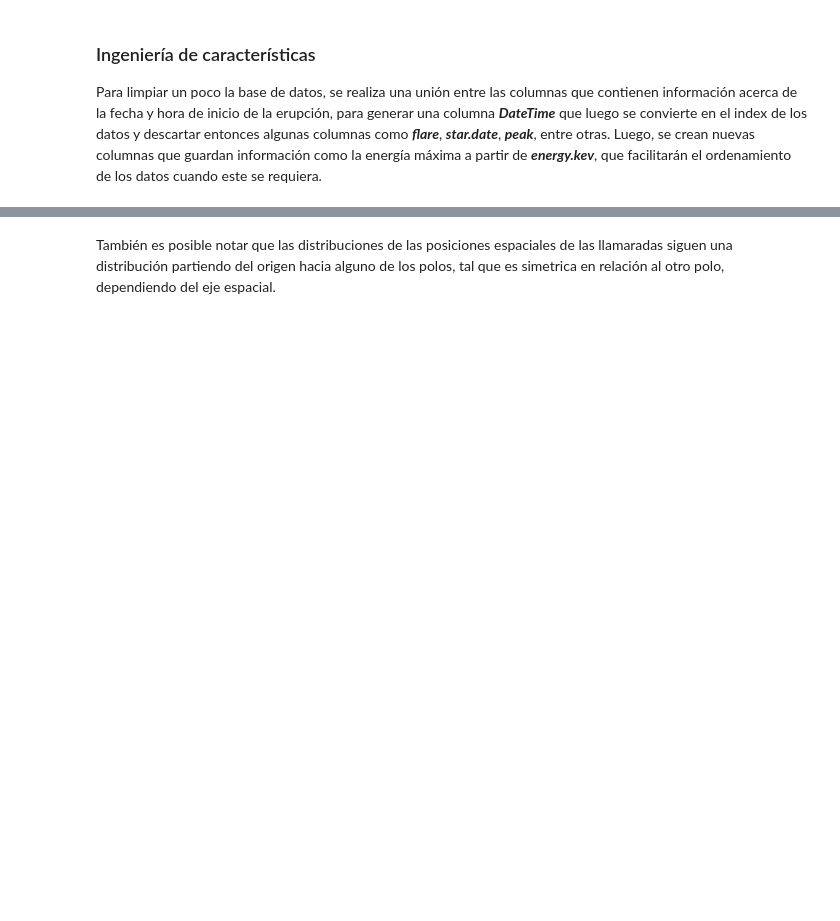
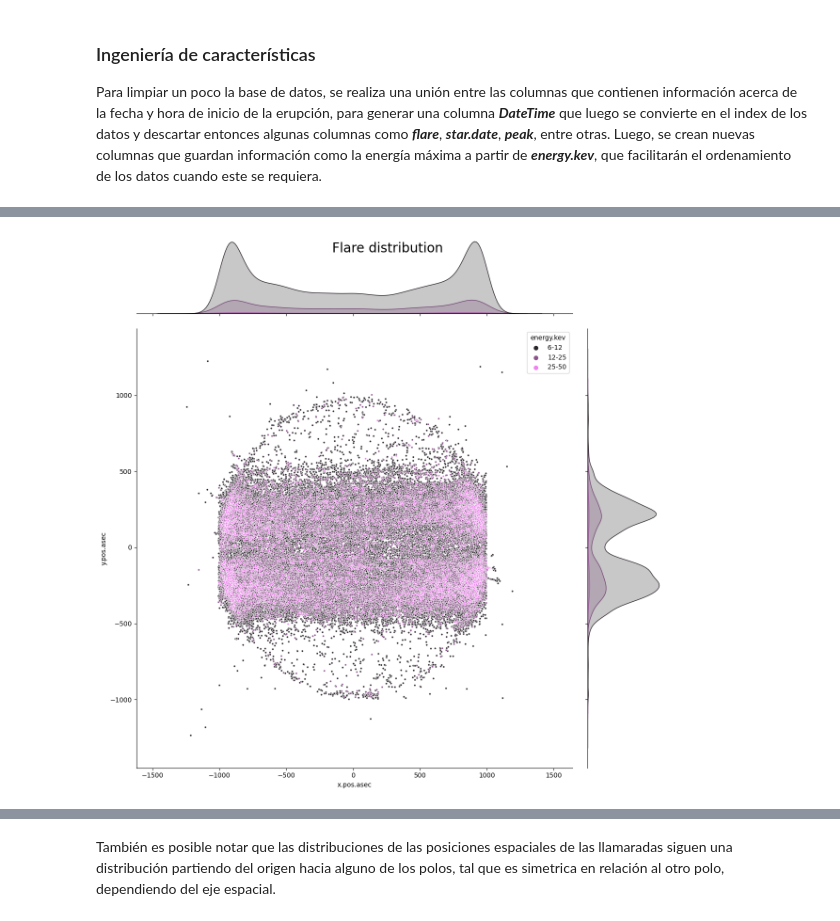
Before and after one commit to Exploratory-Data-Analiysis/Exam_1, a Jupyter notebook: ML_SolarFlares.ipynb, the cells around one changed output, grey strips where cells are left out. Cells and saved outputs as stored; diff of their text form; code cells hidden in the pictures; blank space fills up the shorter version.

```diff
--- a/ML_SolarFlares.ipynb
+++ b/ML_SolarFlares.ipynb
@@ -66,0 +129,5 @@ Como primer análisis a los datos, se busca estudiar si existe alguna relación
+# %%
+sns.jointplot(data=dfenergy.sort_values('Emax.kev'), x='x.pos.asec', y='y.pos.asec', hue='energy.kev', kind='scatter', height=12, marker=".").fig.suptitle('Flare distribution', fontsize=20),
+plt.show()
+# %% [output]
+[figure, added]
```
Also changed, not shown: parts of 69 cells of this notebook, 2 other files.
